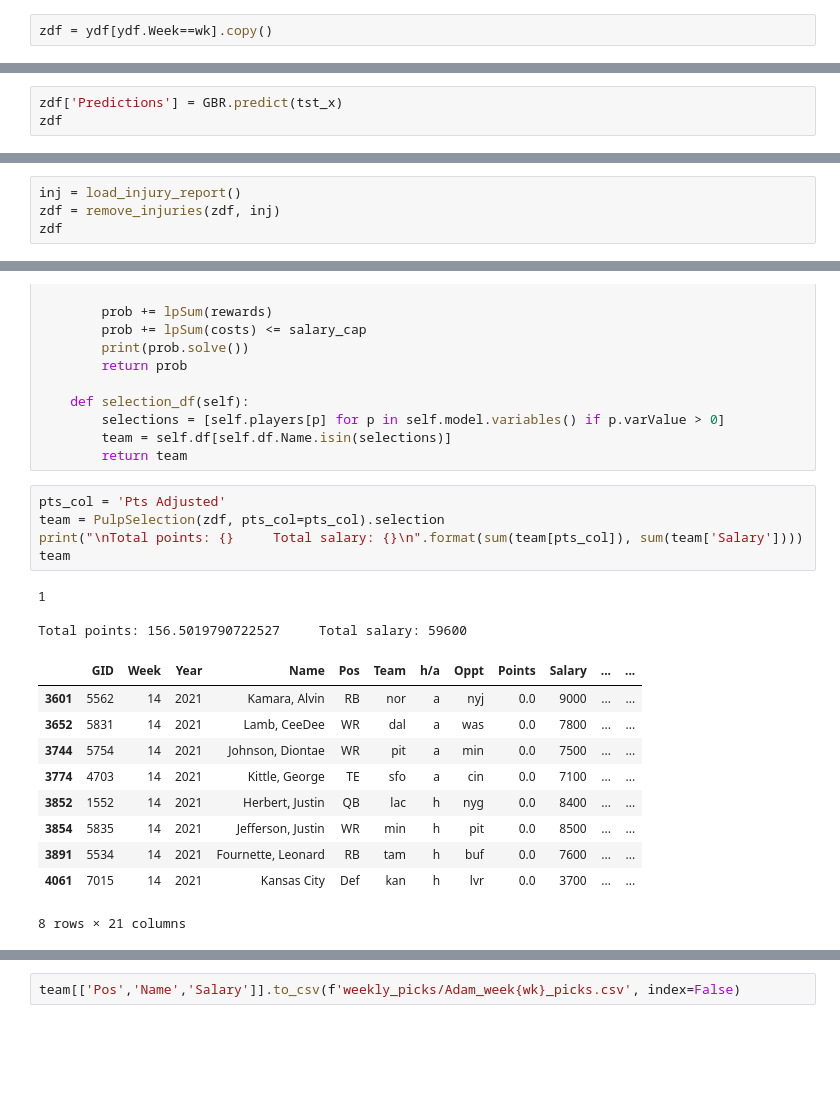
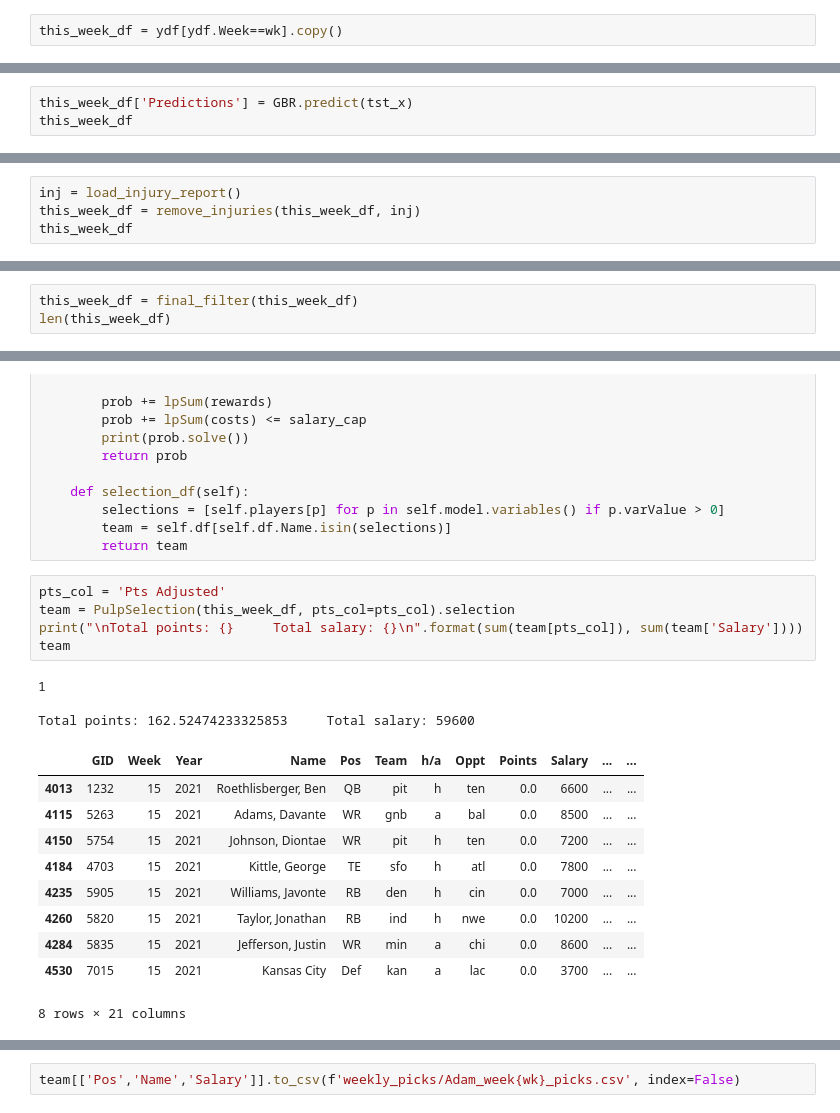
Before and after one commit to ahs8w/model_football, a Jupyter notebook: FF21_Scoring_Projections.ipynb, the cells around one changed output, grey strips where cells are left out. Drawn from its saved outputs; the diff is of its cells as text; blank space fills up the shorter version.

```diff
--- a/FF21_Scoring_Projections.ipynb
+++ b/FF21_Scoring_Projections.ipynb
@@ -535,5 +535,5 @@ ydf
 # %%
-zdf = ydf[ydf.Week==wk].copy()
+this_week_df = ydf[ydf.Week==wk].copy()
 # %% [markdown]
 ### Regression
 # %%
@@ -553,8 +553,8 @@ GBR.fit(trn_x, trn_y)
 # %% [output]
 GradientBoostingRegressor(random_state=42)
 # %%
-zdf['Predictions'] = GBR.predict(tst_x)
-zdf
+this_week_df['Predictions'] = GBR.predict(tst_x)
+this_week_df
 # %% [output]
 |  | GID | Week | Year | Name | Pos | Team | h/a | Oppt | Points | Salary | ... | ... |
 | 3587 | 5728 | 14 | 2021 | Brown, A.J. | WR | ten | h | jac | 0.0 | 6500 | ... | ... |
@@ -589,6 +589,6 @@ def remove_injuries(df, inj):
     return df.drop('Status', axis=1)
 # %%
 inj = load_injury_report()
-zdf = remove_injuries(zdf, inj)
-zdf
+this_week_df = remove_injuries(this_week_df, inj)
+this_week_df
 # %% [output]
@@ -619,0 +615,3 @@ len(zdf)
+# %%
+this_week_df = final_filter(this_week_df)
+len(this_week_df)
@@ -810,22 +810,22 @@ class PulpSelection():
         return team
 # %%
 pts_col = 'Pts Adjusted'
-team = PulpSelection(zdf, pts_col=pts_col).selection
+team = PulpSelection(this_week_df, pts_col=pts_col).selection
 print("\nTotal points: {}     Total salary: {}\n".format(sum(team[pts_col]), sum(team['Salary'])))
 team
 # %% [output]
 1
 
-Total points: 156.5019790722527     Total salary: 59600
+Total points: 162.52474233325853     Total salary: 59600
 |  | GID | Week | Year | Name | Pos | Team | h/a | Oppt | Points | Salary | ... | ... |
-| 3601 | 5562 | 14 | 2021 | Kamara, Alvin | RB | nor | a | nyj | 0.0 | 9000 | ... | ... |
-| 3652 | 5831 | 14 | 2021 | Lamb, CeeDee | WR | dal | a | was | 0.0 | 7800 | ... | ... |
-| 3744 | 5754 | 14 | 2021 | Johnson, Diontae | WR | pit | a | min | 0.0 | 7500 | ... | ... |
-| 3774 | 4703 | 14 | 2021 | Kittle, George | TE | sfo | a | cin | 0.0 | 7100 | ... | ... |
-| 3852 | 1552 | 14 | 2021 | Herbert, Justin | QB | lac | h | nyg | 0.0 | 8400 | ... | ... |
-| 3854 | 5835 | 14 | 2021 | Jefferson, Justin | WR | min | h | pit | 0.0 | 8500 | ... | ... |
-| 3891 | 5534 | 14 | 2021 | Fournette, Leonard | RB | tam | h | buf | 0.0 | 7600 | ... | ... |
-| 4061 | 7015 | 14 | 2021 | Kansas City | Def | kan | h | lvr | 0.0 | 3700 | ... | ... |
+| 4013 | 1232 | 15 | 2021 | Roethlisberger, Ben | QB | pit | h | ten | 0.0 | 6600 | ... | ... |
+| 4115 | 5263 | 15 | 2021 | Adams, Davante | WR | gnb | a | bal | 0.0 | 8500 | ... | ... |
+| 4150 | 5754 | 15 | 2021 | Johnson, Diontae | WR | pit | h | ten | 0.0 | 7200 | ... | ... |
+| 4184 | 4703 | 15 | 2021 | Kittle, George | TE | sfo | h | atl | 0.0 | 7800 | ... | ... |
+| 4235 | 5905 | 15 | 2021 | Williams, Javonte | RB | den | h | cin | 0.0 | 7000 | ... | ... |
+| 4260 | 5820 | 15 | 2021 | Taylor, Jonathan | RB | ind | h | nwe | 0.0 | 10200 | ... | ... |
+| 4284 | 5835 | 15 | 2021 | Jefferson, Justin | WR | min | a | chi | 0.0 | 8600 | ... | ... |
+| 4530 | 7015 | 15 | 2021 | Kansas City | Def | kan | a | lac | 0.0 | 3700 | ... | ... |
 8 rows × 21 columns
 # %%
 pts_col = 'Predictions'
```
Also changed, not shown: parts of 15 cells of this notebook, 3 other files.
